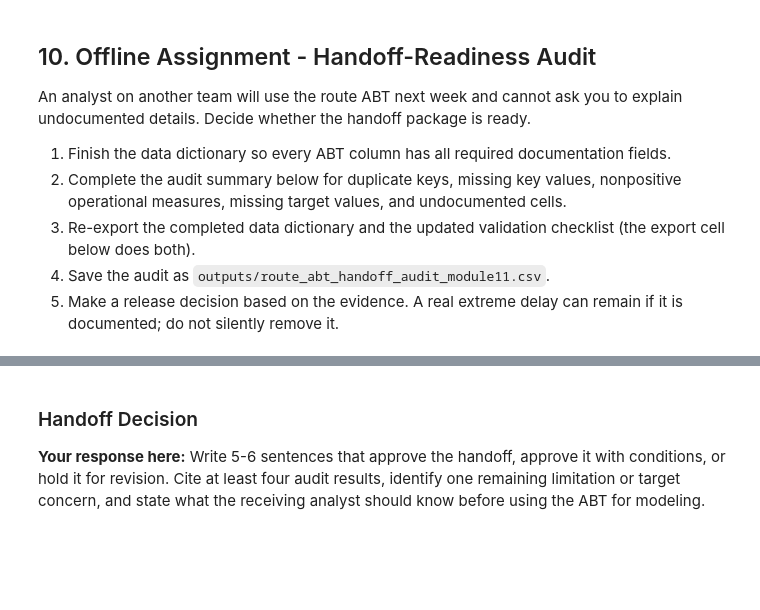
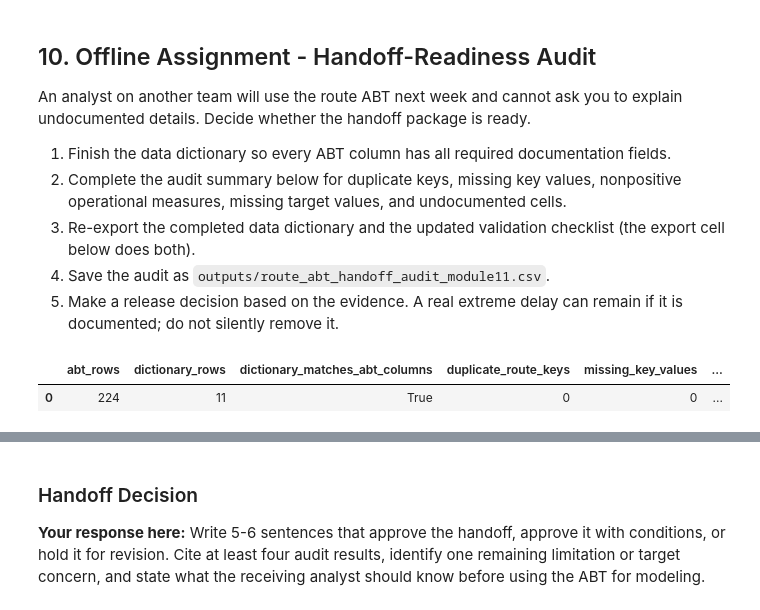
Before and after one commit to jonathanblum10/Ban6003-Week11-JonathanBlum, a Jupyter notebook: notebooks/module11_abt_documentation_guided_lab.ipynb, the cells around one changed output, grey strips where cells are left out. Drawn from its saved outputs; the diff is of its cells as text; code cells hidden in the pictures; blank space fills up the shorter version.

Commit message:
Complete Module 11 ABT documentation lab

```diff
--- a/notebooks/module11_abt_documentation_guided_lab.ipynb
+++ b/notebooks/module11_abt_documentation_guided_lab.ipynb
@@ -497,29 +714,40 @@ An analyst on another team will use the route ABT next week and cannot ask you t
 # %%
 # Offline Assignment - complete the TODO values.
 # Replace each None below with code that computes the number, for example route_abt[...].some_check().sum().
 # Hints:
 # - Use .duplicated().sum() on ["origin", "dest"].
 # - Select the two key columns before counting missing values.
 # - Use Boolean conditions such as (route_abt["flight_count"] <= 0).sum().
 # - For documentation, select the four text fields, strip whitespace, compare to "", then sum.
 required_documentation_fields = [
     "description", "source", "transformation_or_derivation", "notes_or_concerns"
 ]
+undocumented_cells = (
+    data_dictionary[required_documentation_fields]
+    .fillna("")
+    .replace(r"^\s*$", "", regex=True)
+    .eq("")
+    .sum()
+    .sum()
+)
 
 handoff_audit = pd.DataFrame([{
     "abt_rows": len(route_abt),
     "dictionary_rows": len(data_dictionary),
     "dictionary_matches_abt_columns": len(data_dictionary) == len(route_abt.columns),
-    "duplicate_route_keys": None,  # TODO
-    "missing_key_values": None,  # TODO
-    "nonpositive_flight_counts": None,  # TODO
-    "nonpositive_average_distance": None,  # TODO
-    "nonpositive_average_air_time": None,  # TODO
-    "missing_target_values": None,  # TODO: avg_arr_delay
-    "undocumented_dictionary_cells": None,  # TODO
+    "duplicate_route_keys": route_abt.duplicated(["origin", "dest"]).sum(),
+    "missing_key_values": route_abt[["origin", "dest"]].isna().sum().sum(),
+    "nonpositive_flight_counts": (route_abt["flight_count"] <= 0).sum(),
+    "nonpositive_average_distance": (route_abt["avg_distance"] <= 0).sum(),
+    "nonpositive_average_air_time": (route_abt["avg_air_time"] <= 0).sum(),
+    "missing_target_values": route_abt["avg_arr_delay"].isna().sum(),
+    "undocumented_dictionary_cells": undocumented_cells,
 }])
 
 handoff_audit
+# %% [output]
+|  | abt_rows | dictionary_rows | dictionary_matches_abt_columns | duplicate_route_keys | missing_key_values | ... |
+| 0 | 224 | 11 | True | 0 | 0 | ... |
 # %%
 # Run this cell after every TODO above has been replaced with working code.
 if handoff_audit.isna().any(axis=None):
```
Also changed, not shown: parts of 27 cells of this notebook, 4 other files.
